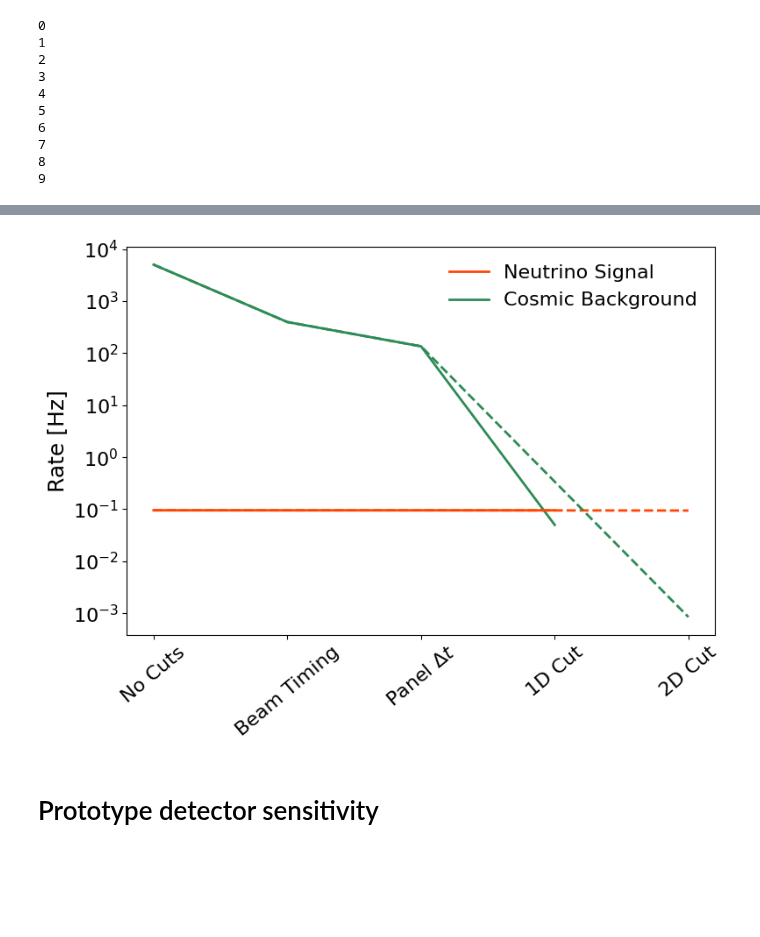
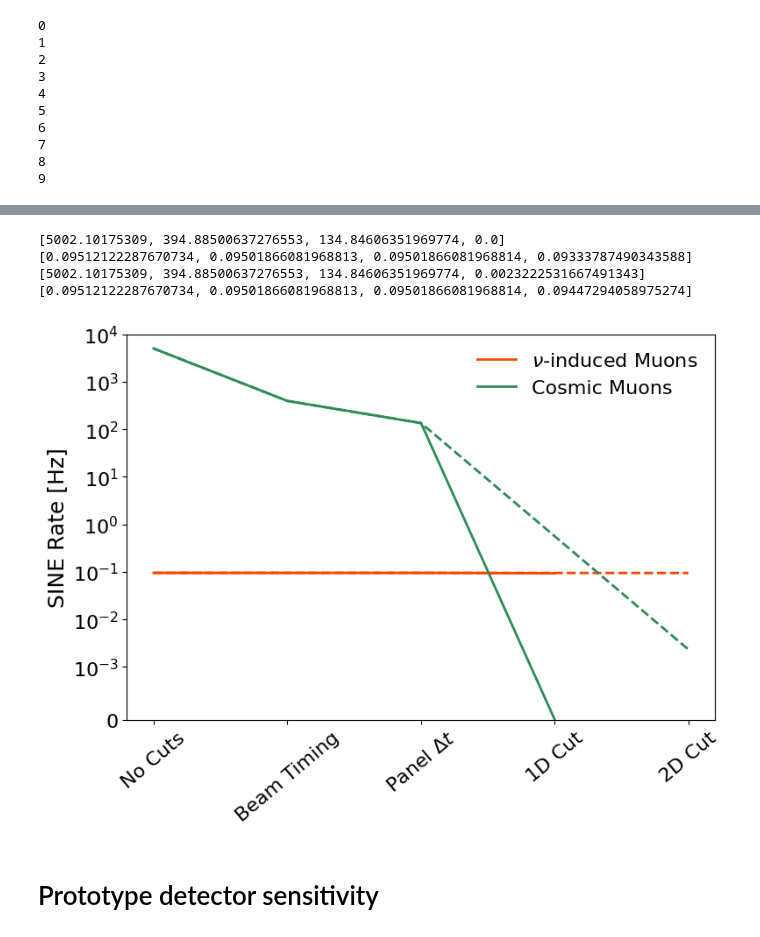
Before and after one commit to nickkamp1/Lake_Geneva_Neutrinos, a Jupyter notebook: Cosmics/SurfaceMuonBackgroundEstimate.ipynb, the cells around one changed output, grey strips where cells are left out. Drawn from its saved outputs; the diff is of its cells as text; code cells hidden in the pictures; blank space fills up the shorter version.

```diff
--- a/Cosmics/SurfaceMuonBackgroundEstimate.ipynb
+++ b/Cosmics/SurfaceMuonBackgroundEstimate.ipynb
@@ -405,7 +440,7 @@ for iv,vc in enumerate(vertical_cut_array):
 9
 # %%
 slope = 1./ np.arctan(opening_angle/2)
-cut = "vertical_displacement > @slope * abs(horizontal_displacement) + @vertical_cut"
+cut = "vertical_displacement > @slope * abs(horizontal_displacement) + @vertical_cut_2D"
 num_bkg = len(cosmic_data_time_cut.query(cut))
 num_sig = sum(nu_data_time_cut.query(cut)["weights"])
 sig_rate_2Dcut = (num_sig/n_seconds_HLLHC)
@@ -420,7 +455,7 @@ cbar = plt.colorbar()
 cbar.set_label("Neutrino Signal Rate [Hz]",fontsize=16)
 plt.xlabel("Opening Angle Cut [rad]")
 plt.ylabel(r"$\Delta y$ Cut [m]")
-plt.scatter([opening_angle],[vertical_cut],color=nu_color,label="2D Cut")
+plt.scatter([opening_angle],[vertical_cut_2D],color=nu_color,label="2D Cut")
 plt.legend()
 plt.tight_layout()
 plt.savefig("Figures/2DCut_Signal.pdf",dpi=100)
@@ -433,7 +468,7 @@ cbar = plt.colorbar()
 cbar.set_label("Cosmic Background Rate [Hz]",fontsize=16)
 plt.xlabel("Opening Angle Cut [rad]")
 plt.ylabel(r"$\Delta y$ Cut [m]")
-plt.scatter([opening_angle],[vertical_cut],color=nu_color,label="2D Cut")
+plt.scatter([opening_angle],[vertical_cut_2D],color=nu_color,label="2D Cut")
 plt.legend()
 plt.tight_layout()
 plt.savefig("Figures/2DCut_Background.pdf",dpi=100)
@@ -448,7 +483,7 @@ cbar = plt.colorbar()
 cbar.set_label("Signal-to-Background Ratio",fontsize=16)
 plt.xlabel("Opening Angle Cut [rad]")
 plt.ylabel(r"$\Delta y$ Cut [m]")
-plt.scatter([opening_angle],[vertical_cut],color=nu_color,label="2D Cut")
+plt.scatter([opening_angle],[vertical_cut_2D],color=nu_color,label="2D Cut")
 plt.legend()
 plt.tight_layout()
 plt.savefig("Figures/2DCut_SignalBackgroundRatio.pdf",dpi=100)
@@ -462,33 +497,38 @@ plt.show()
 # %%
 # background summary
 #print(nu_rate_dict)
-a_track_keys = ["No Cuts","Beam Timing", "Panel $\Delta t$", "Aggresive 1D Cut"]
+a_track_keys = ["No Cuts","Beam Timing", "Panel $\Delta t$", "Aggressive 1D Cut"]
 b_track_keys = ["No Cuts","Beam Timing", "Panel $\Delta t$", "Conservative 1D Cut"]
 c_track_keys = ["No Cuts","Beam Timing", "Panel $\Delta t$", "2D Cut"]
-for keys in [b_track_keys,c_track_keys]:
+for keys in [a_track_keys,c_track_keys]:
     if "2D Cut" in keys:
         ls = "--"
         label = None
     else:
         ls = "-"
     ls = "--" if "2D Cut" in keys else "-"
     nu_rate = [nu_rate_dict[k] for k in keys]
     cosmic_rate = [cosmic_rate_dict[k] for k in keys]
-    #keys[keys=="Conservative 1D Cut"] = "1D Cut"
-    keys = np.where(np.array(keys)=="Conservative 1D Cut","1D Cut",keys)
-    #print(np.where(np.array(keys)=="Conservative 1D Cut"))
-    plt.plot(keys,nu_rate,color=nu_color,ls=ls,label="Neutrino Signal" if "2D Cut" not in keys else None)
-    plt.plot(keys,cosmic_rate,color=cosmic_color,ls=ls,label="Cosmic Background" if "2D Cut" not in keys else None)
-plt.semilogy()
+    keys = np.where(np.array(keys)=="Aggressive 1D Cut","1D Cut",keys)
+    print(cosmic_rate)
+    print(nu_rate)
+    plt.plot(keys,nu_rate,color=nu_color,ls=ls,label=r"$\nu$-induced Muons" if "2D Cut" not in keys else None)
+    plt.plot(keys,cosmic_rate,color=cosmic_color,ls=ls,label=r"Cosmic Muons" if "2D Cut" not in keys else None)
+plt.yscale("symlog",linthresh=1e-3)
+plt.ylim(0,1e4)
 plt.legend()
 plt.xticks(rotation=40)
 plt.gca().set_yticks(np.logspace(-3,3,7),minor=True)
-plt.ylabel("Rate [Hz]")
+plt.ylabel("SINE Rate [Hz]")
 plt.tight_layout()
 plt.savefig("Figures/BackgroundOverview.pdf",dpi=100)
 plt.show()
 # %% [output]
+[5002.10175309, 394.88500637276553, 134.84606351969774, 0.0]
+[0.09512122287670734, 0.09501866081968813, 0.09501866081968814, 0.09333787490343588]
+[5002.10175309, 394.88500637276553, 134.84606351969774, 0.0023222531667491343]
+[0.09512122287670734, 0.09501866081968813, 0.09501866081968814, 0.09447294058975274]
-[figure, old version]
+[figure, new version]
 # %% [markdown]
 # Prototype detector sensitivity
 # %%
```
Also changed, not shown: parts of 5 cells of this notebook, 3 other files.
